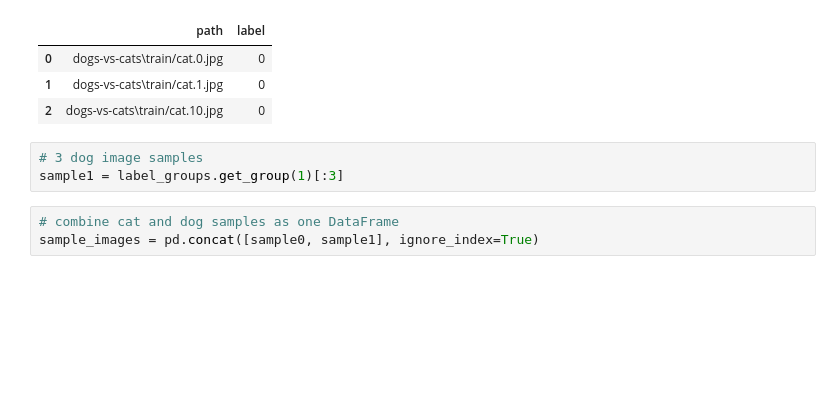
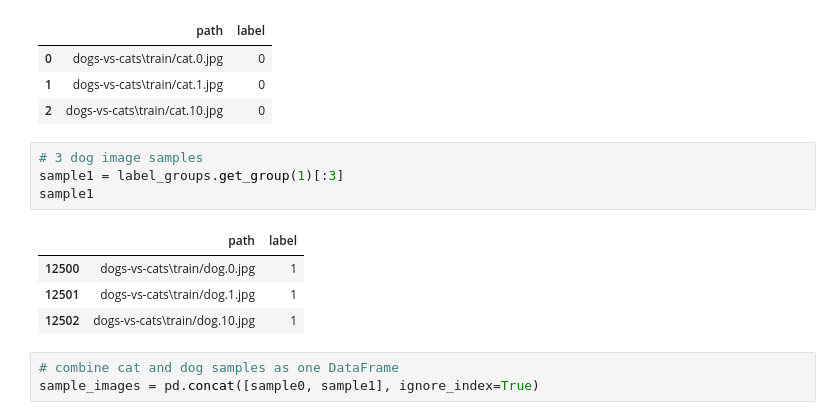
Before and after one commit to adiy55/1SB-Final-Project, a Jupyter notebook: 1SB ML Dogs vs. Cats.ipynb, the cells around one changed output. Drawn from its saved outputs; the diff is of its cells as text; blank space fills up the shorter version.

```diff
--- a/1SB ML Dogs vs. Cats.ipynb
+++ b/1SB ML Dogs vs. Cats.ipynb
@@ -91,6 +92,12 @@ sample0
 # %%
 # 3 dog image samples
 sample1 = label_groups.get_group(1)[:3]
+sample1
+# %% [output]
+|  | path | label |
+| 12500 | dogs-vs-cats\train/dog.0.jpg | 1 |
+| 12501 | dogs-vs-cats\train/dog.1.jpg | 1 |
+| 12502 | dogs-vs-cats\train/dog.10.jpg | 1 |
 # %%
 # combine cat and dog samples as one DataFrame
 sample_images = pd.concat([sample0, sample1], ignore_index=True)
```
Also changed, not shown: parts of 8 cells of this notebook.
